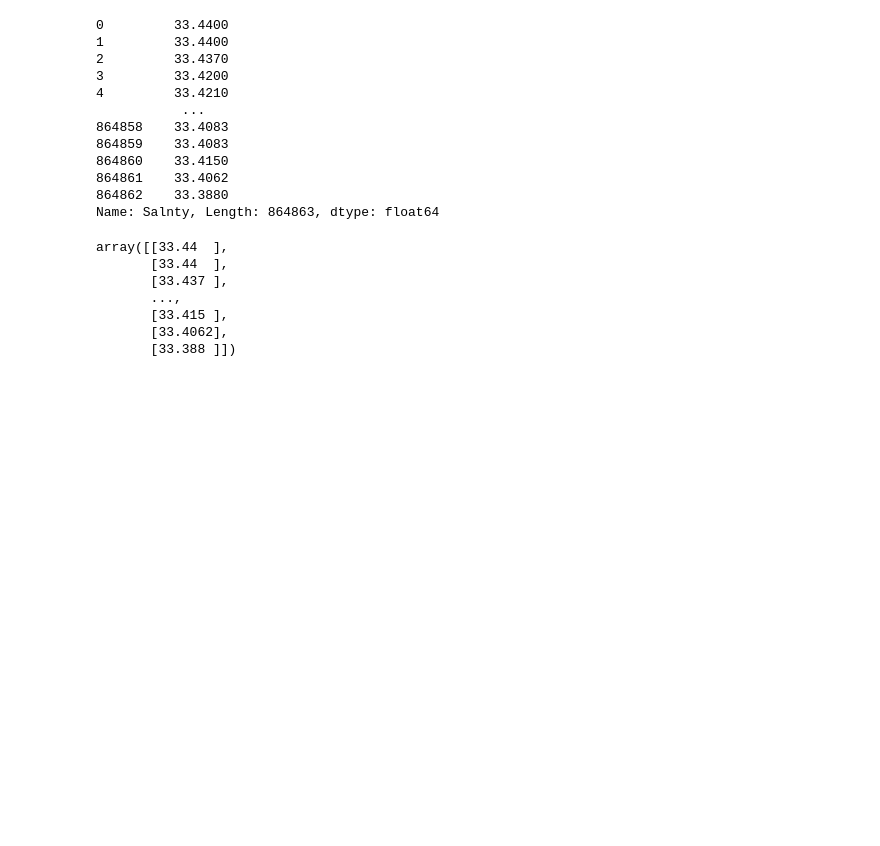
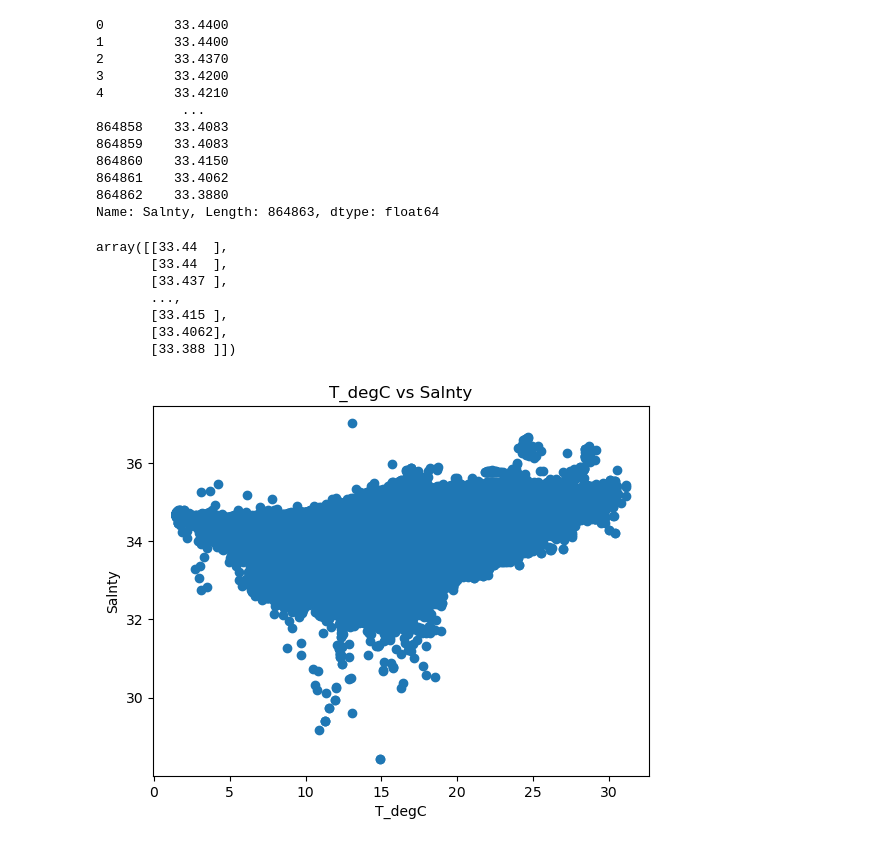
Before and after one commit to TaQuangKhoi/Tri-Tue-Nhan-Tao, a Jupyter notebook: May 15 2023/May 15 2023-bottle.ipynb, the cells around one changed output. Saved outputs shown, nothing was run; the diff lists cells and outputs as text; code cells hidden in the pictures; blank space fills up the shorter version.

Commit message:
scatter data of T_degC and Salnty

```diff
--- a/May 15 2023/May 15 2023-bottle.ipynb
+++ b/May 15 2023/May 15 2023-bottle.ipynb
@@ -71,3 +71,11 @@ array([[33.44  ],
        [33.415 ],
        [33.4062],
        [33.388 ]])
+# %%
+plt.scatter(t_degC, salnty)
+plt.xlabel('T_degC')
+plt.ylabel('Salnty')
+plt.title('T_degC vs Salnty')
+plt.show()
+# %% [output]
+[figure, added]
```
